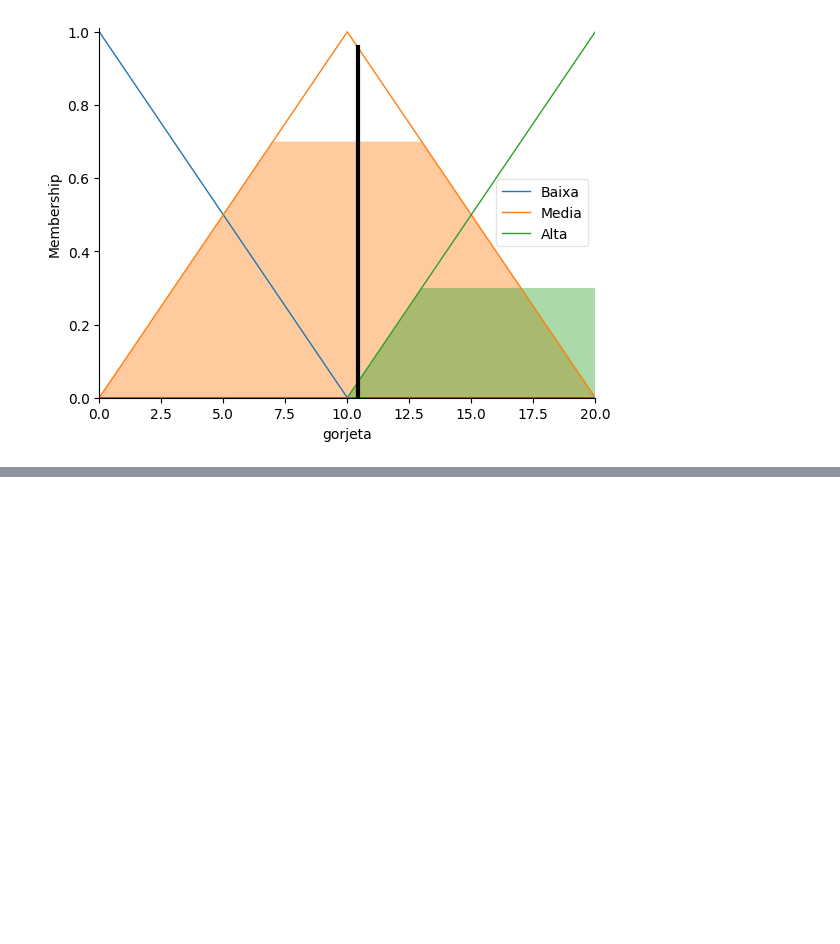
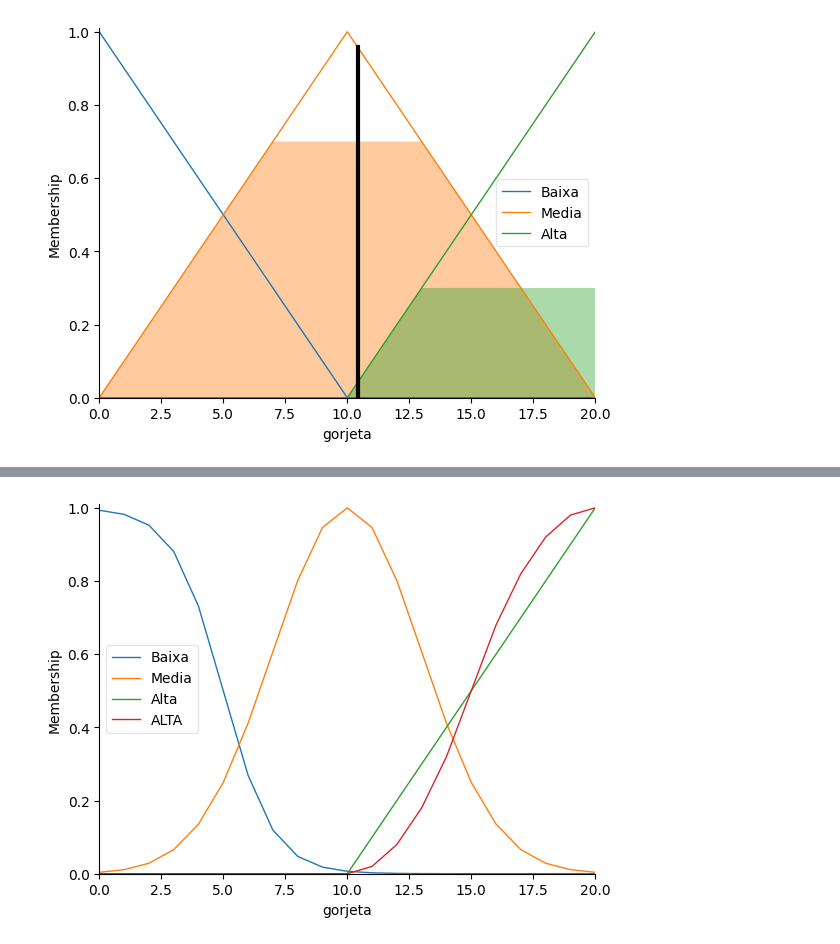
Before and after one commit to DouglasSilva2/Logica_de_Fuzzy_python, a Jupyter notebook: Logica_de_Fuzzy_Python.ipynb, the cells around one changed output, grey strips where cells are left out. Cells and saved outputs as stored; diff of their text form; code cells hidden in the pictures; blank space fills up the shorter version.

```diff
--- a/Logica_de_Fuzzy_Python.ipynb
+++ b/Logica_de_Fuzzy_Python.ipynb
@@ -132,0 +153,12 @@ gorjeta.view(sim = sistema)#POSSO GERAR O GRAFICO PARA FACILITAR A CONFERENCIA D
+# %%
+gorjeta['Baixa'] = fuzzy.sigmf(gorjeta.universe, 5, -1)
+gorjeta['Media'] = fuzzy.gaussmf(gorjeta.universe, 10, 3)#FUNÇÃO GAUSIANA (OBS! VIEW)
+gorjeta['ALTA'] = fuzzy.pimf(gorjeta.universe, 10, 20, 20, 21)
+#=========================================================================================
+
+#LEMBRANDO QUE CADA DADO COLOCADO NA FUNÇÃO, VAI MUDAR A METRICA DE NOSSO GRAFICO!
+#SE ALTERAR O PRIEMRIO DADO, VAMOS UDAR O PERIODO DE DECAIMENTO DE NOSSO MODELO
+#SE MUDAR O SEGUNDO DADO "-1", VAMOS MUDAR O ICIO DE NOSSO MODELO
+gorjeta.view()
+# %% [output]
+[figure, added]
```
Also changed, not shown: parts of 8 cells of this notebook.
